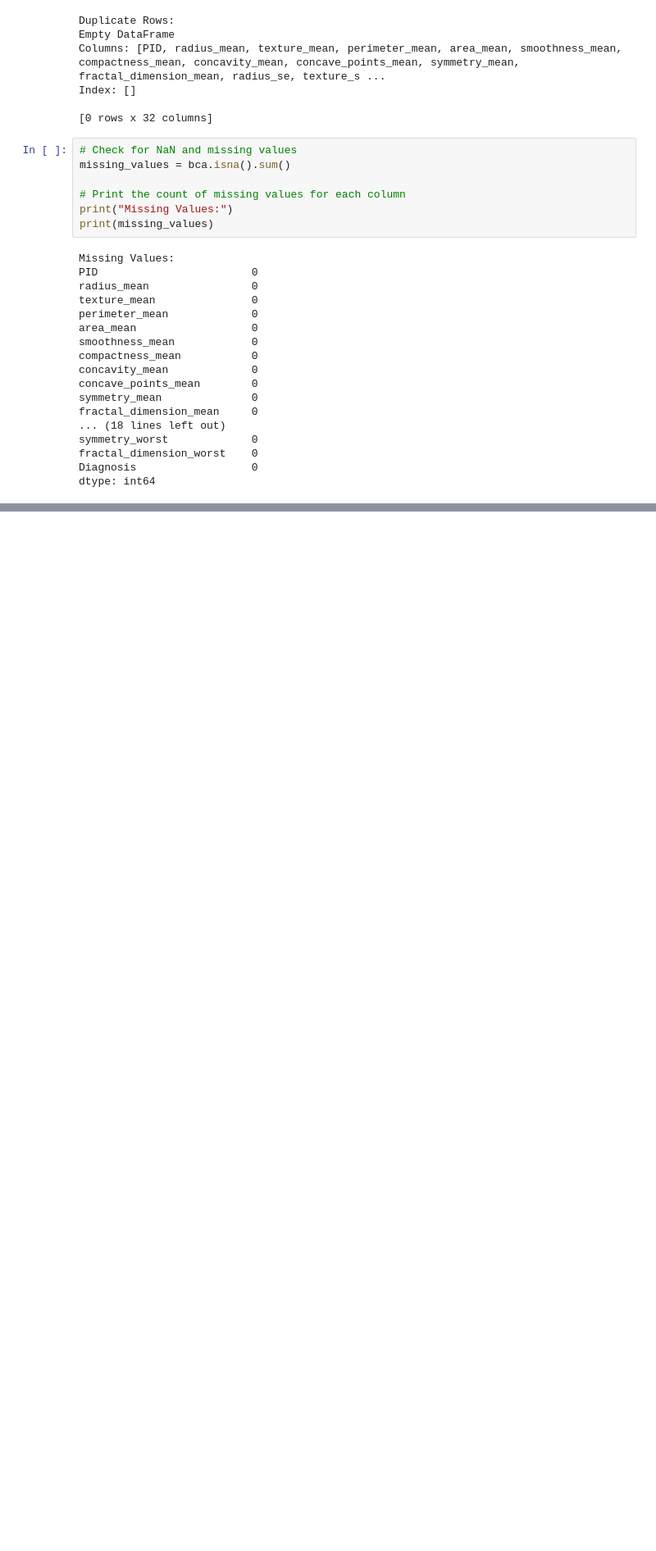
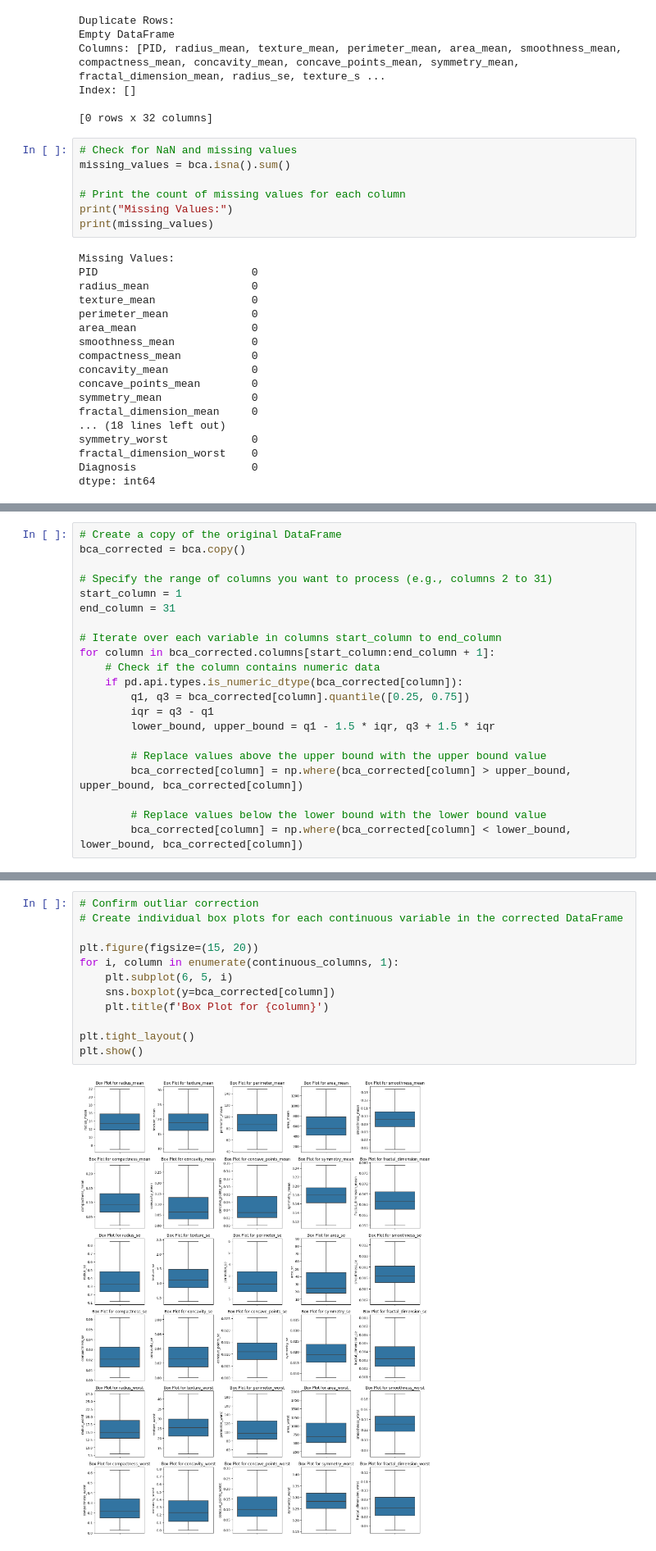
Before and after one commit to mohandaz/HIA-303-Project, a Jupyter notebook: HIA_303.ipynb, the cells around one changed output, grey strips where cells are left out. Shown at 82% size. Saved outputs shown, nothing was run; the diff lists cells and outputs as text; blank space fills up the shorter version.

```diff
--- a/HIA_303.ipynb
+++ b/HIA_303.ipynb
@@ -398,0 +489,21 @@ print (bca)
+# %%
+# Create a copy of the original DataFrame
+bca_corrected = bca.copy()
+
+# Specify the range of columns you want to process (e.g., columns 2 to 31)
+start_column = 1
+end_column = 31
+
+# Iterate over each variable in columns start_column to end_column
+for column in bca_corrected.columns[start_column:end_column + 1]:
+    # Check if the column contains numeric data
+    if pd.api.types.is_numeric_dtype(bca_corrected[column]):
+        q1, q3 = bca_corrected[column].quantile([0.25, 0.75])
+        iqr = q3 - q1
+        lower_bound, upper_bound = q1 - 1.5 * iqr, q3 + 1.5 * iqr
+
+        # Replace values above the upper bound with the upper bound value
+        bca_corrected[column] = np.where(bca_corrected[column] > upper_bound, upper_bound, bca_corrected[column])
+
+        # Replace values below the lower bound with the lower bound value
+        bca_corrected[column] = np.where(bca_corrected[column] < lower_bound, lower_bound, bca_corrected[column])
@@ -398,0 +514,14 @@ print (bca)
+# %%
+# Confirm outliar correction
+# Create individual box plots for each continuous variable in the corrected DataFrame
+
+plt.figure(figsize=(15, 20))
+for i, column in enumerate(continuous_columns, 1):
+    plt.subplot(6, 5, i)
+    sns.boxplot(y=bca_corrected[column])
+    plt.title(f'Box Plot for {column}')
+
+plt.tight_layout()
+plt.show()
+# %% [output]
+[figure, added]
```
Also changed, not shown: parts of 39 cells of this notebook.
